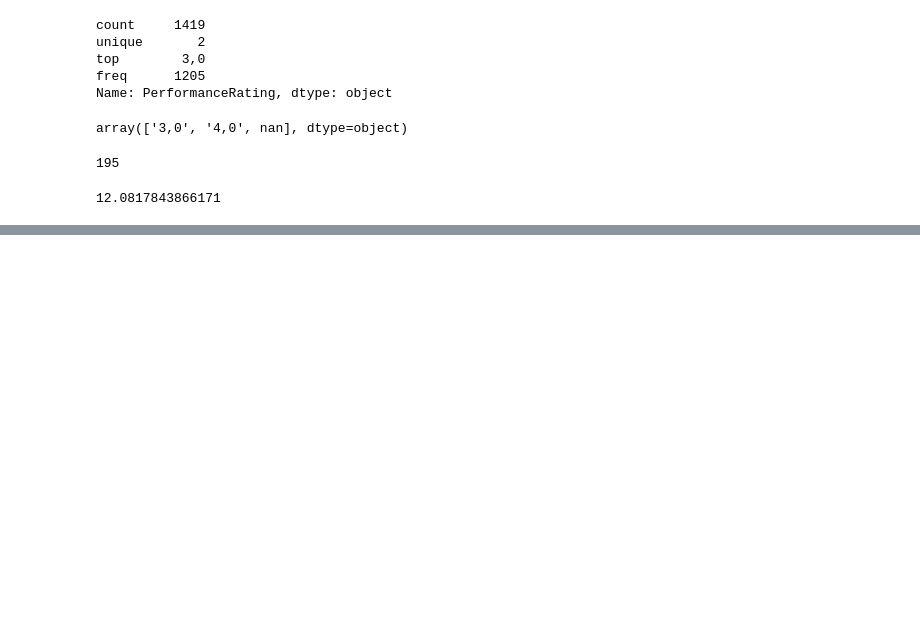
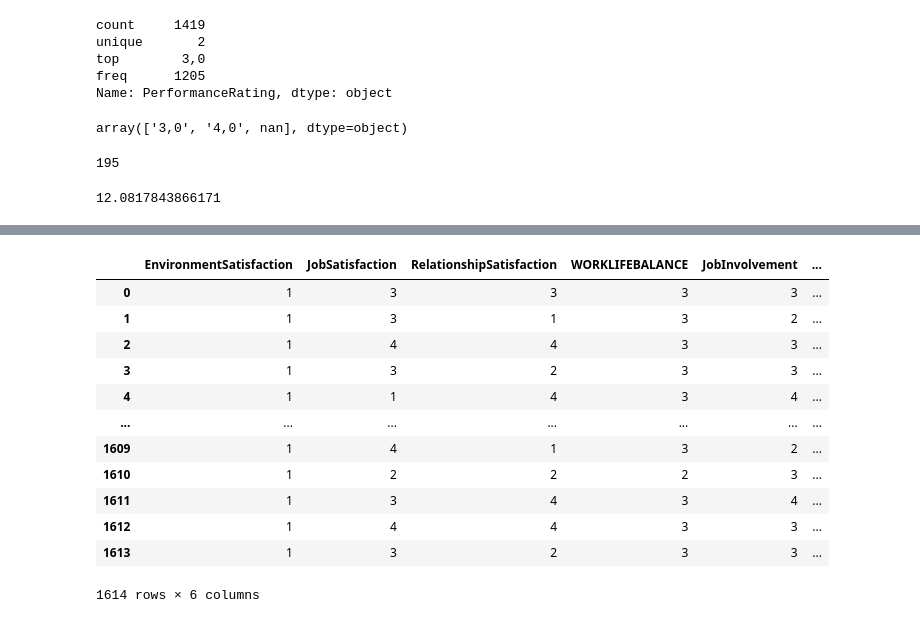
Before and after one commit to raquelmartinrodriguez/proyecto-da-promo-G-modulo-3-team-1, a Jupyter notebook: notebooks/01-exploration/surveys.ipynb, the cells around one changed output, grey strips where cells are left out. Drawn from its saved outputs; the diff is of its cells as text; code cells hidden in the pictures; blank space fills up the shorter version.

```diff
--- a/notebooks/01-exploration/surveys.ipynb
+++ b/notebooks/01-exploration/surveys.ipynb
@@ -332,0 +441,22 @@ dtype: float64
+# %%
+# Creamos un diccionario de mapeo
+mapeo = {'1': 1, '2': 2, '3': 3, '4': 4}
+
+# Aplicar el mapeo a la columna
+surveys['PerformanceRating'] = surveys['PerformanceRating'].map(mapeo)
+
+surveys
+# %% [output]
+|  | EnvironmentSatisfaction | JobSatisfaction | RelationshipSatisfaction | WORKLIFEBALANCE | JobInvolvement | ... |
+| 0 | 1 | 3 | 3 | 3 | 3 | ... |
+| 1 | 1 | 3 | 1 | 3 | 2 | ... |
+| 2 | 1 | 4 | 4 | 3 | 3 | ... |
+| 3 | 1 | 3 | 2 | 3 | 3 | ... |
+| 4 | 1 | 1 | 4 | 3 | 4 | ... |
+| ... | ... | ... | ... | ... | ... | ... |
+| 1609 | 1 | 4 | 1 | 3 | 2 | ... |
+| 1610 | 1 | 2 | 2 | 2 | 3 | ... |
+| 1611 | 1 | 3 | 4 | 3 | 4 | ... |
+| 1612 | 1 | 4 | 4 | 3 | 3 | ... |
+| 1613 | 1 | 3 | 2 | 3 | 3 | ... |
+1614 rows × 6 columns
```
Also changed, not shown: parts of 30 cells of this notebook.
